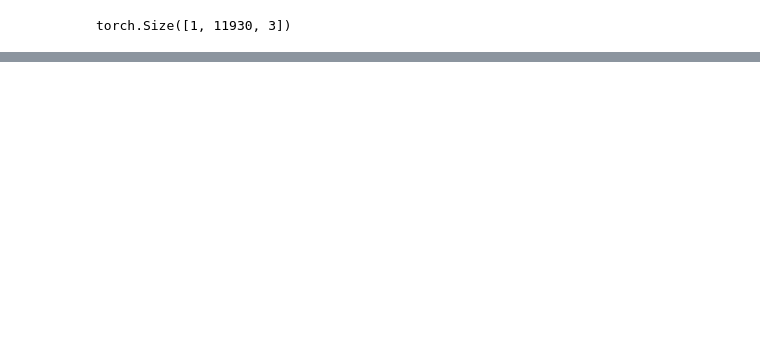
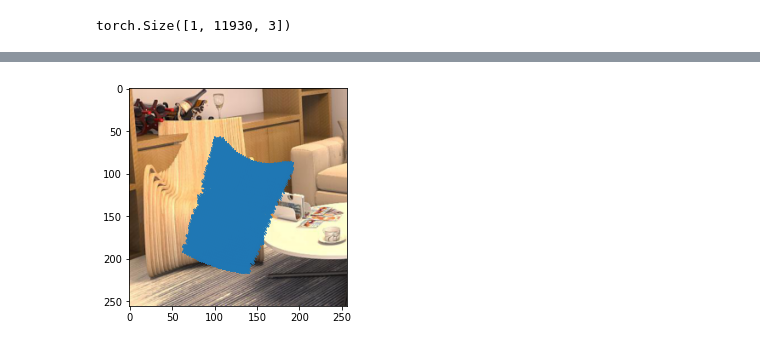
Before and after one commit to JanaldoChen/3D-Future, a Jupyter notebook: test.ipynb, the cells around one changed output, grey strips where cells are left out. Saved outputs shown, nothing was run; the diff lists cells and outputs as text; code cells hidden in the pictures; blank space fills up the shorter version.

```diff
--- a/test.ipynb
+++ b/test.ipynb
@@ -131,4 +144,6 @@ def visualise_projection(points_img, img, output_file='./out.png'):
         (points_img[:, 1] + 1) * img.shape[2]/2, 'x')
     plt.savefig(output_file)
 # %%
-visualise_projection(verts_t2.numpy()[0], img.numpy()[0])
+visualise_projection(verts_t1.numpy()[0], img.numpy()[0])
+# %% [output]
+[figure, added]
```
Also changed, not shown: parts of 9 cells of this notebook, 2 other files.
